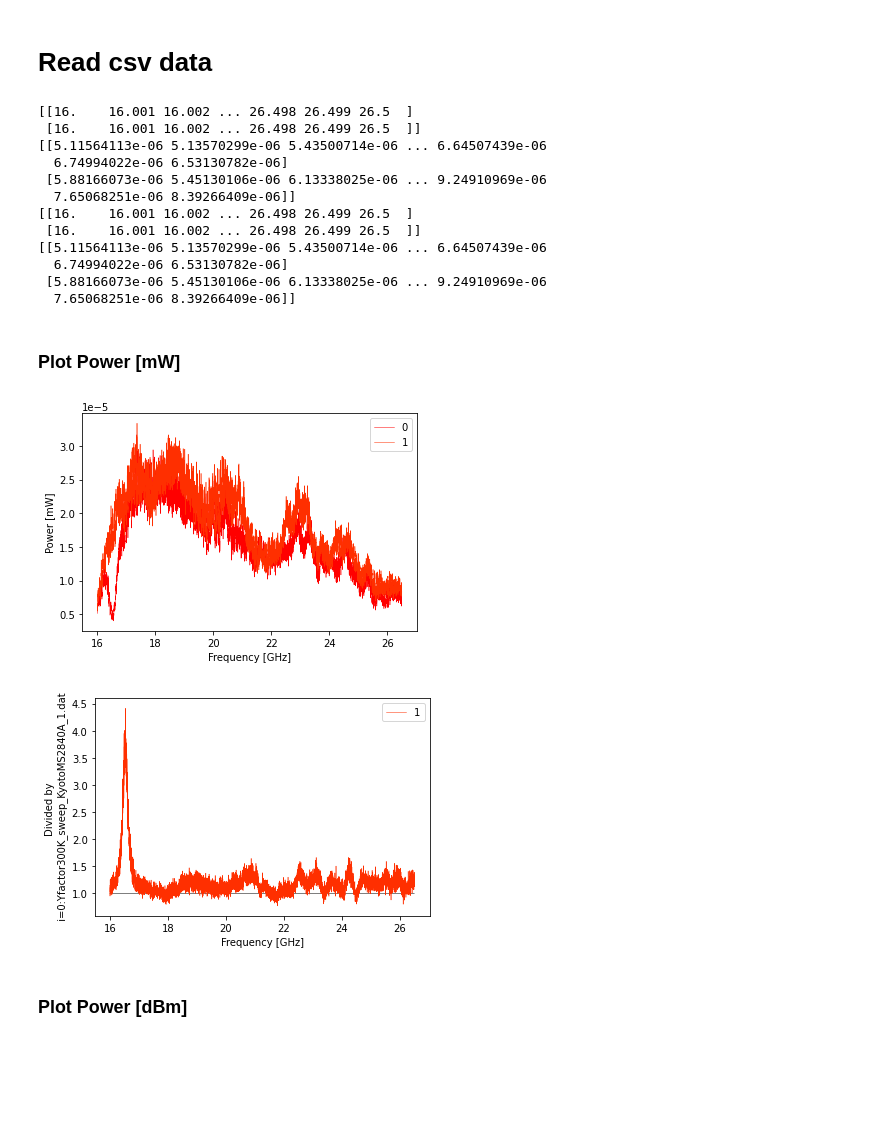
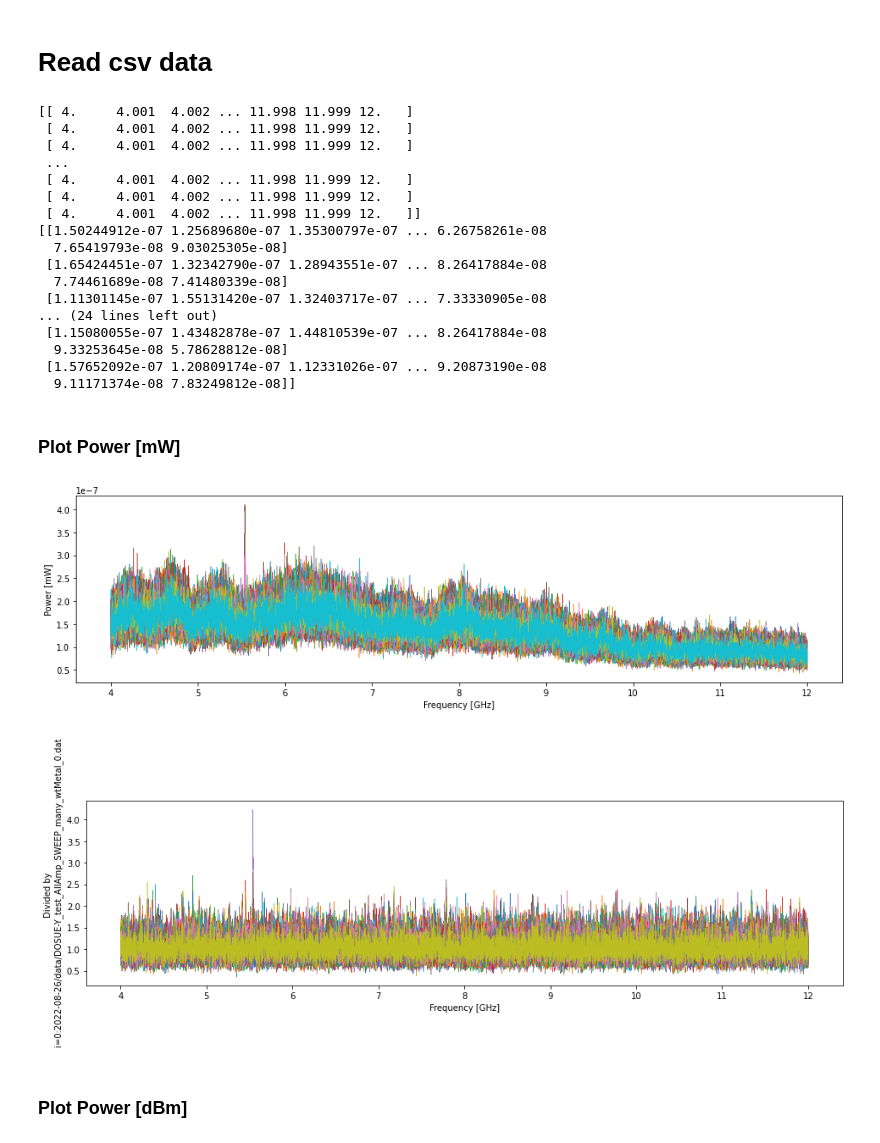
Before and after one commit to sadachi5/dosue-analysis, a Jupyter notebook: MeasureSpectrum/compare_multiple_spectra.ipynb, the cells around one changed output. Saved outputs shown, nothing was run; the diff lists cells and outputs as text; code cells hidden in the pictures; blank space fills up the shorter version.

Commit message:
update MeasureSpectrum

```diff
--- a/MeasureSpectrum/compare_multiple_spectra.ipynb
+++ b/MeasureSpectrum/compare_multiple_spectra.ipynb
@@ -3,5 +10,16 @@
 # %%
-outdir = './output'
+datadir = '/data/ms2840a'
+#filename = '2022-08-26/data/DOSUE-Y_test_AllAmp_SWEEP_many_2'
+#filename = '2022-08-26/data/DOSUE-Y_test_AllAmp_SWEEP_many_wtLargeBB'
+filename = '2022-08-26/data/DOSUE-Y_test_AllAmp_SWEEP_many_wtMetal'
+filenames = [ f'{filename}_{i}.dat' for i in range(100) ]
+labels = [ f'{i}' for i in range(100) ]
+freq_min = 4 # [GHz]
+freq_max = 12 # [GHz]
+legendON = False
+csvType = 'TwoColumn'; # freq, dBm
+
+'''
 datadir = '/Users/shadachi/Experiment/DOSUE/data/ms2840a/2022-02-01/data'
 filenames = [
 'Yfactor300K_sweep_KyotoMS2840A_1.dat',
@@ -11,16 +29,20 @@ labels = [
     'Kyoto SpeAna',
     'Tohoku SpeAna'
 ]
-csvType = 'TwoColumn'; # freq, dBm
-#csvType = 'Anritsu'; # Anritsu Spectrum analyzer: Waveform output
-#csvType = 'Keysight'; # Keysight Spectrum Analyzer USB: output
-#csvType = 'OneColumn'; # dBm
-#csvType = 'TwoColumn'; # freq, dBm
-
 freq_min = 15. # [GHz]
 freq_max = 28 # [GHz]
+csvType = 'TwoColumn'; # freq, dBm
+'''
+
+# csv type examples:
+# csvType = 'TwoColumn'; # freq, dBm
+# csvType = 'Anritsu'; # Anritsu Spectrum analyzer: Waveform output
+# csvType = 'Keysight'; # Keysight Spectrum Analyzer USB: output
+# csvType = 'OneColumn'; # dBm
+# csvType = 'TwoColumn'; # freq, dBm
+
+# default average binning
 nFreqAve = 10
-import matplotlib.cm as cm
-colors = [ cm.hsv(i/30.0) for i in range(30) ] * 10
 
+# constant
 k_B = 1.380649e-23  # boltzmann const. [J/K]
@@ -182,46 +212,53 @@ print(powers_array)
 print(freqs_array)
 print(powers_array)
 # %% [output]
-[[16.    16.001 16.002 ... 26.498 26.499 26.5  ]
- [16.    16.001 16.002 ... 26.498 26.499 26.5  ]]
-[[5.11564113e-06 5.13570299e-06 5.43500714e-06 ... 6.64507439e-06
-  6.74994022e-06 6.53130782e-06]
- [5.88166073e-06 5.45130106e-06 6.13338025e-06 ... 9.24910969e-06
-  7.65068251e-06 8.39266409e-06]]
-[[16.    16.001 16.002 ... 26.498 26.499 26.5  ]
- [16.    16.001 16.002 ... 26.498 26.499 26.5  ]]
-[[5.11564113e-06 5.13570299e-06 5.43500714e-06 ... 6.64507439e-06
-  6.74994022e-06 6.53130782e-06]
- [5.88166073e-06 5.45130106e-06 6.13338025e-06 ... 9.24910969e-06
-  7.65068251e-06 8.39266409e-06]]
+[[ 4.     4.001  4.002 ... 11.998 11.999 12.   ]
+ [ 4.     4.001  4.002 ... 11.998 11.999 12.   ]
+ [ 4.     4.001  4.002 ... 11.998 11.999 12.   ]
+ ...
+ [ 4.     4.001  4.002 ... 11.998 11.999 12.   ]
+ [ 4.     4.001  4.002 ... 11.998 11.999 12.   ]
+ [ 4.     4.001  4.002 ... 11.998 11.999 12.   ]]
+[[1.50244912e-07 1.25689680e-07 1.35300797e-07 ... 6.26758261e-08
+  7.65419793e-08 9.03025305e-08]
+ [1.65424451e-07 1.32342790e-07 1.28943551e-07 ... 8.26417884e-08
+  7.74461689e-08 7.41480339e-08]
+ [1.11301145e-07 1.55131420e-07 1.32403717e-07 ... 7.33330905e-08
+... (24 lines left out)
+ [1.15080055e-07 1.43482878e-07 1.44810539e-07 ... 8.26417884e-08
+  9.33253645e-08 5.78628812e-08]
+ [1.57652092e-07 1.20809174e-07 1.12331026e-07 ... 9.20873190e-08
+  9.11171374e-08 7.83249812e-08]]
 # %% [markdown]
 ###  Plot Power [mW]
 # %%
+fig = plt.figure(figsize=(16,4))
 for i, filename in enumerate(filenames):
-    plt.plot(freqs_array[i], powers_array[i], label=f'{i}', color=colors[i], marker='', markersize=0.5, linestyle='-', linewidth=0.5)
+    plt.plot(freqs_array[i], powers_array[i], label=f'{i}', marker='', markersize=0.5, linestyle='-', linewidth=0.5)
     pass
 plt.xlabel('Frequency [GHz]') #x軸の名前
 plt.ylabel('Power [mW]') #y軸の名前
 #plt.xlim(freq_min,freq_max) #x軸範囲指定
 #plt.xlim(5,20) #x軸範囲指定
 #plt.ylim(0,0.02) #y軸範囲指定
 #plt.ylim(0,0.003) #y軸範囲指定
 
-plt.legend()
+if legendON: plt.legend()
 
 plt.savefig(f'{outdir}/compare_multiple_power_mW.png')
 plt.show()
 # %% [output]
-[figure, old version]
+[figure, new version]
 # %%
 freq0 = freqs_array[0]
 power0 = powers_array[0]
+fig = plt.figure(figsize=(16,4))
 plt.plot(freq0, np.full(len(freq0), 1.), color='k', linewidth=0.5, linestyle='-')
 for i, filename in enumerate(filenames):
     if i==0: continue
     power_interp = freq_interpolate(freq0, freqs_array[i], powers_array[i])
     div_power =power_interp/power0
-    plt.plot(freq0, div_power, label=f'{i}', color=colors[i], marker='', markersize=0.5, linestyle='-', linewidth=0.5)
+    plt.plot(freq0, div_power, label=f'{i}', marker='', markersize=0.5, linestyle='-', linewidth=0.5)
     pass
 
 plt.xlabel('Frequency [GHz]') #x軸の名前
@@ -231,12 +268,12 @@ plt.ylabel(f'Divided by \n i=0:{filenames[0]}') #y軸の名前
 #plt.ylim(0,0.02) #y軸範囲指定
 #plt.ylim(0,0.003) #y軸範囲指定
 
-plt.legend()
+if legendON: plt.legend()
 
 plt.savefig(f'{outdir}/compare_multiple_power_div.png')
 plt.show()
 # %% [output]
-[figure, old version]
+[figure, new version]
 # %% [markdown]
 ###  Plot Power [dBm]
 # %%
```
Also changed, not shown: parts of 7 cells of this notebook, 2 other files.
